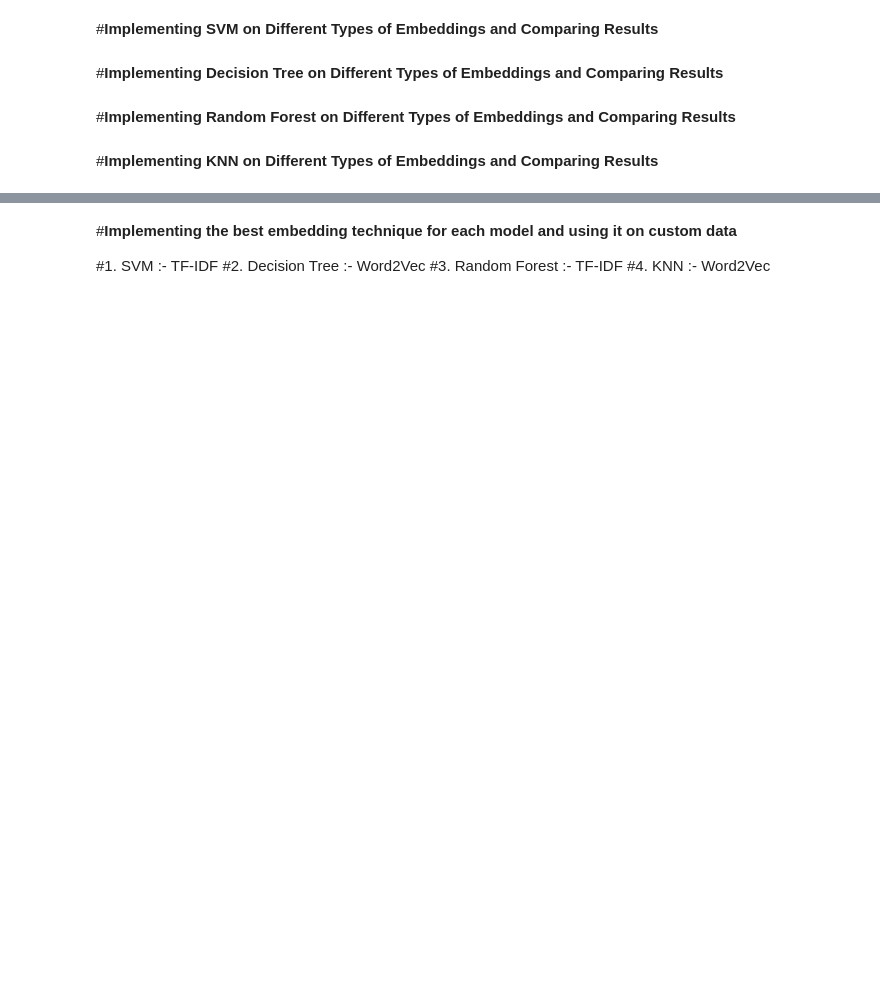
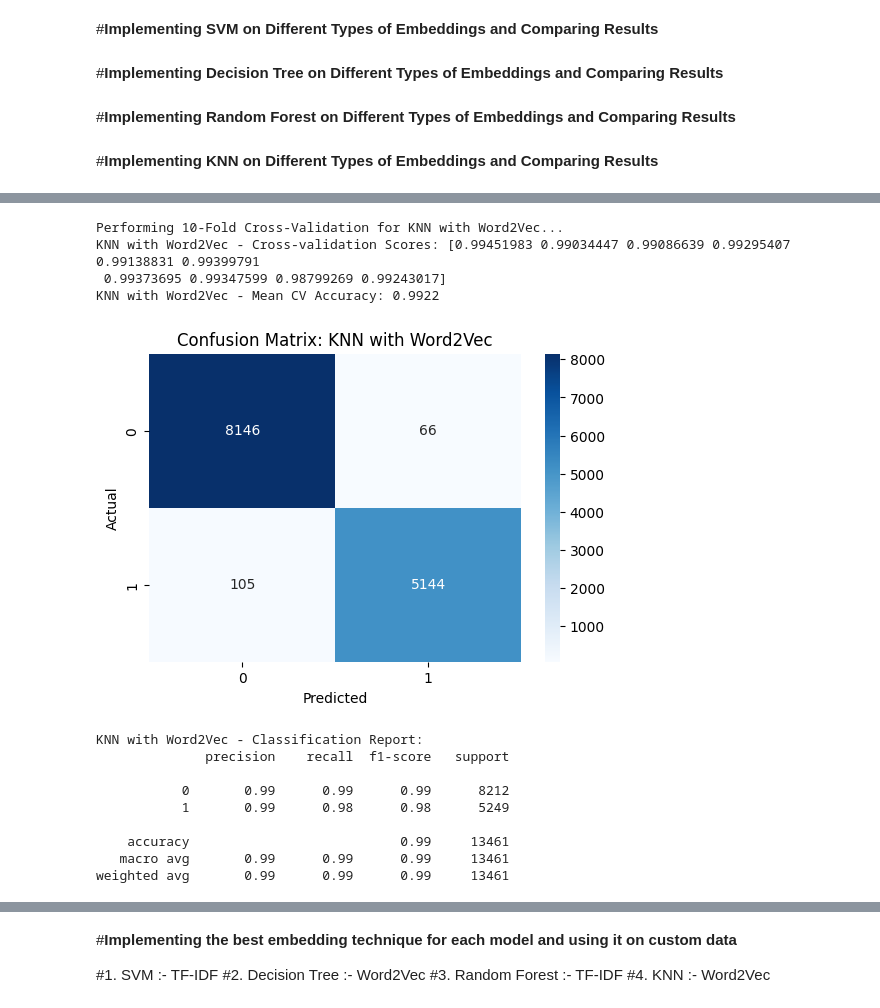
Before and after one commit to ChapelFob80930/AI-Generated-Text-Detector, a Jupyter notebook: AITextTest2.ipynb, the cells around one changed output, grey strips where cells are left out. Drawn from its saved outputs; the diff is of its cells as text; code cells hidden in the pictures; blank space fills up the shorter version.

```diff
--- a/AITextTest2.ipynb
+++ b/AITextTest2.ipynb
@@ -435,3 +581,0 @@ evaluate_model_with_visualizations(knn_model_tfidf, X_train_tfidf_balanced, X_te
-# %%
-knn_model_word2vec = KNeighborsClassifier(n_neighbors=4,weights='distance',metric='minkowski')
-evaluate_model_with_visualizations(knn_model_word2vec, X_train_word2vec_balanced, X_test_word2vec, y_train_word2vec_balanced, y_test, "KNN", "Word2Vec")
@@ -440,0 +610,27 @@ evaluate_model_with_visualizations(knn_model_doc2vec, X_train_doc2vec_balanced,
+# %%
+error_rate = []
+for n in range(1,11):
+  knn_model_word2vec = KNeighborsClassifier(n_neighbors=n,weights='distance',metric='minkowski')
+  evaluate_model_with_visualizations(knn_model_word2vec, X_train_word2vec_balanced, X_test_word2vec, y_train_word2vec_balanced, y_test, "KNN", "Word2Vec")
+  knn_model_word2vec.score(X_test_word2vec,y_test)
+  error_rate.append(1-knn_model_word2vec.score(X_test_word2vec,y_test))
+plt.plot(error_rate)
+plt.title('Error Rate vs. K Value')
+plt.xlabel('K')
+plt.ylabel('Error Rate')
+plt.show()
+# %% [output]
+Performing 10-Fold Cross-Validation for KNN with Word2Vec...
+KNN with Word2Vec - Cross-validation Scores: [0.99451983 0.99034447 0.99086639 0.99295407 0.99138831 0.99399791
+ 0.99373695 0.99347599 0.98799269 0.99243017]
+KNN with Word2Vec - Mean CV Accuracy: 0.9922
+[figure, added]
+KNN with Word2Vec - Classification Report:
+              precision    recall  f1-score   support
+
+           0       0.99      0.99      0.99      8212
+           1       0.99      0.98      0.98      5249
+
+    accuracy                           0.99     13461
+   macro avg       0.99      0.99      0.99     13461
+weighted avg       0.99      0.99      0.99     13461
```
Also changed, not shown: parts of 33 cells of this notebook.
